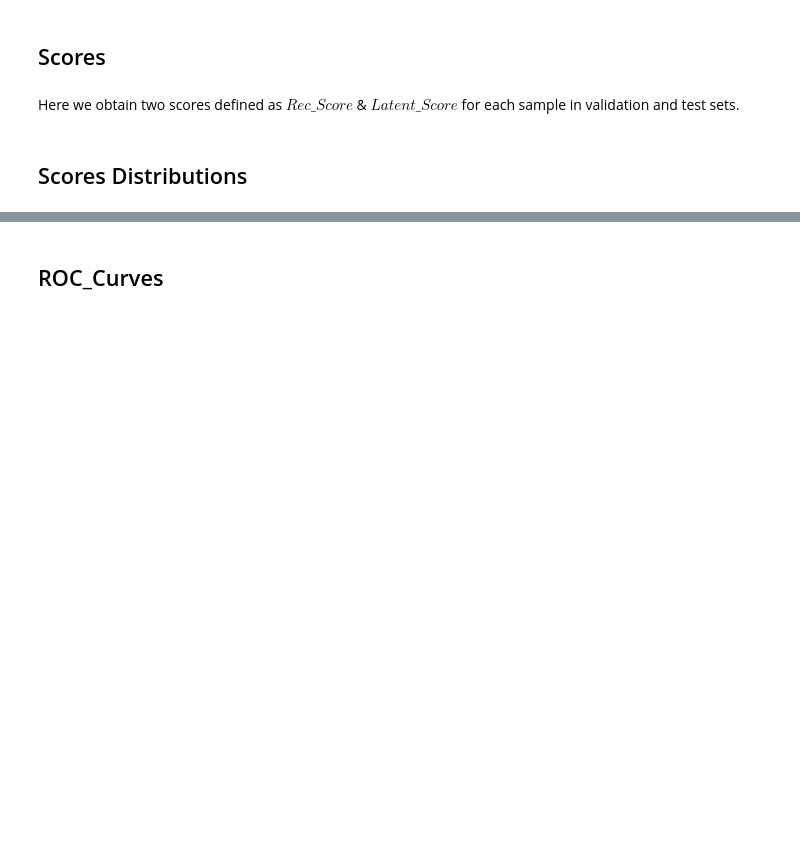
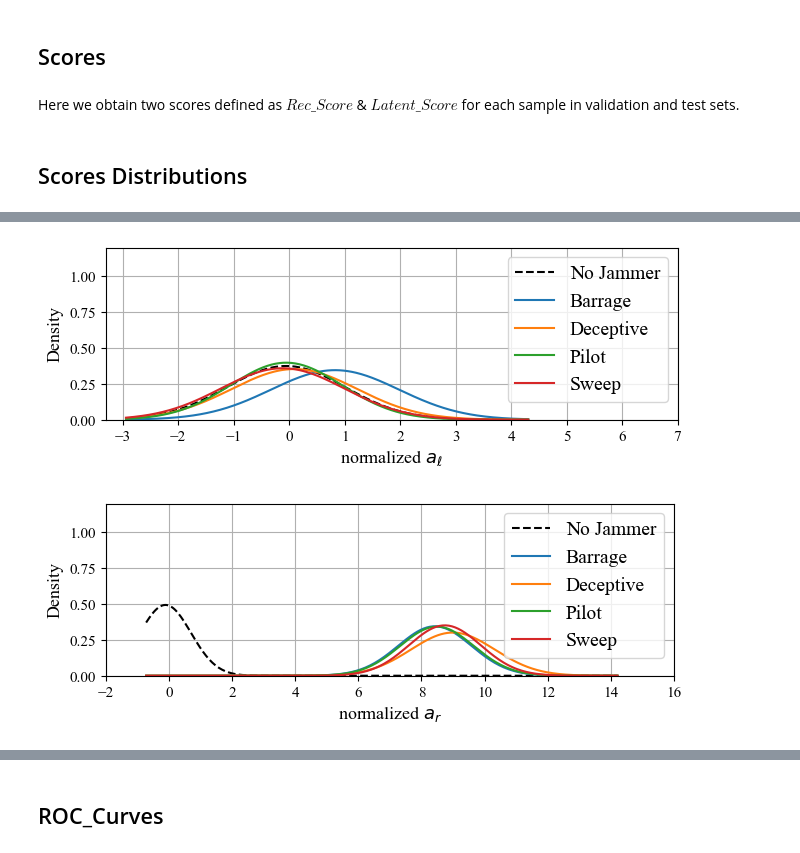
Before and after one commit to SalehiSina/ofdma-spectrum-anomalies-simulation-review, a Jupyter notebook: Example_Use/Notebooks/Evaluation.ipynb, the cells around one changed output, grey strips where cells are left out. Cells and saved outputs as stored; diff of their text form; code cells hidden in the pictures; blank space fills up the shorter version.

```diff
--- a/Example_Use/Notebooks/Evaluation.ipynb
+++ b/Example_Use/Notebooks/Evaluation.ipynb
@@ -44,7 +44,8 @@ device =  cuda:0
 # %%
 sys.path.append(os.getcwd())
 #data_path = "..\Dataset"
-data_path = "D:\GPUAccess\MohammadHadi_Salehi\Data_V4"
+#data_path = "D:\GPUAccess\MohammadHadi_Salehi\Data_V4"
+data_path = "D:\GPUAccess\Anton\ofdma-spectrum-anomalies-simulation\\1"
 df = load_labels(data_path)
 
 config_path = "..\src\config.yml"
@@ -338,0 +405,62 @@ plt.show()
+# %%
+KNOWN_JAMMERS = ["Normal", "Barrage", "Deceptive", "Pilot", "Sweep"]
+UNKNOWN_JAMMER = ["Random_hop"]
+
+
+scores_r = np.array(S_rec)
+scores_l = np.array(S_latent)
+
+labels = np.array(Jammers)
+
+# -------------------------------------------
+# Fit normal distribution on results and plot
+# -------------------------------------------
+
+for scores, title, xlabel, filename in zip(
+    [scores_l, scores_r],
+    ["Latent Dissimilarity Score", "Maximum Reconstruction Error"],
+    [r"normalized $a_\ell$", r"normalized $a_r$"],
+    ["..\Figures\scores_dist_l.pdf", "..\Figures\scores_dist_r.pdf"]
+):
+
+    # Create a new figure each time
+    fig, ax = plt.subplots(figsize=(6.5, 2.5))
+
+    x_min, x_max = scores.min(), scores.max()
+    x = np.linspace(x_min, x_max, 300)
+
+    for lab in KNOWN_JAMMERS:
+        data = scores[labels == lab]
+
+        mu, sigma = data.mean(), data.std()
+        y = norm.pdf(x, mu, sigma)
+
+        if lab == "Normal":
+            ax.plot(x, y, label="No Jammer", linestyle="--", color="k")
+        else:
+            ax.plot(x, y, label=lab)
+
+        if title == "Latent Dissimilarity Score" :
+            ax.set_xticks(list(range(-3,8)))
+        else:
+            ax.set_xticks(list(range(-2,18,2)))
+
+    ax.set_ylabel("Density", fontsize=13)
+    ax.set_ylim(0, 1.2)
+    ax.tick_params(axis='y', labelsize=11)
+
+    ax.set_xlabel(xlabel, fontsize=13)
+    ax.tick_params(axis='x', labelsize=11)
+
+    ax.legend(fontsize=14)
+    ax.grid(True)
+
+    plt.tight_layout()
+
+    # Save each figure separately
+    plt.savefig(filename, dpi=300, bbox_inches="tight")
+
+    plt.show()
+# %% [output]
+[figure, added]
+[figure, added]
```
Also changed, not shown: parts of 23 cells of this notebook, 23 other files.
